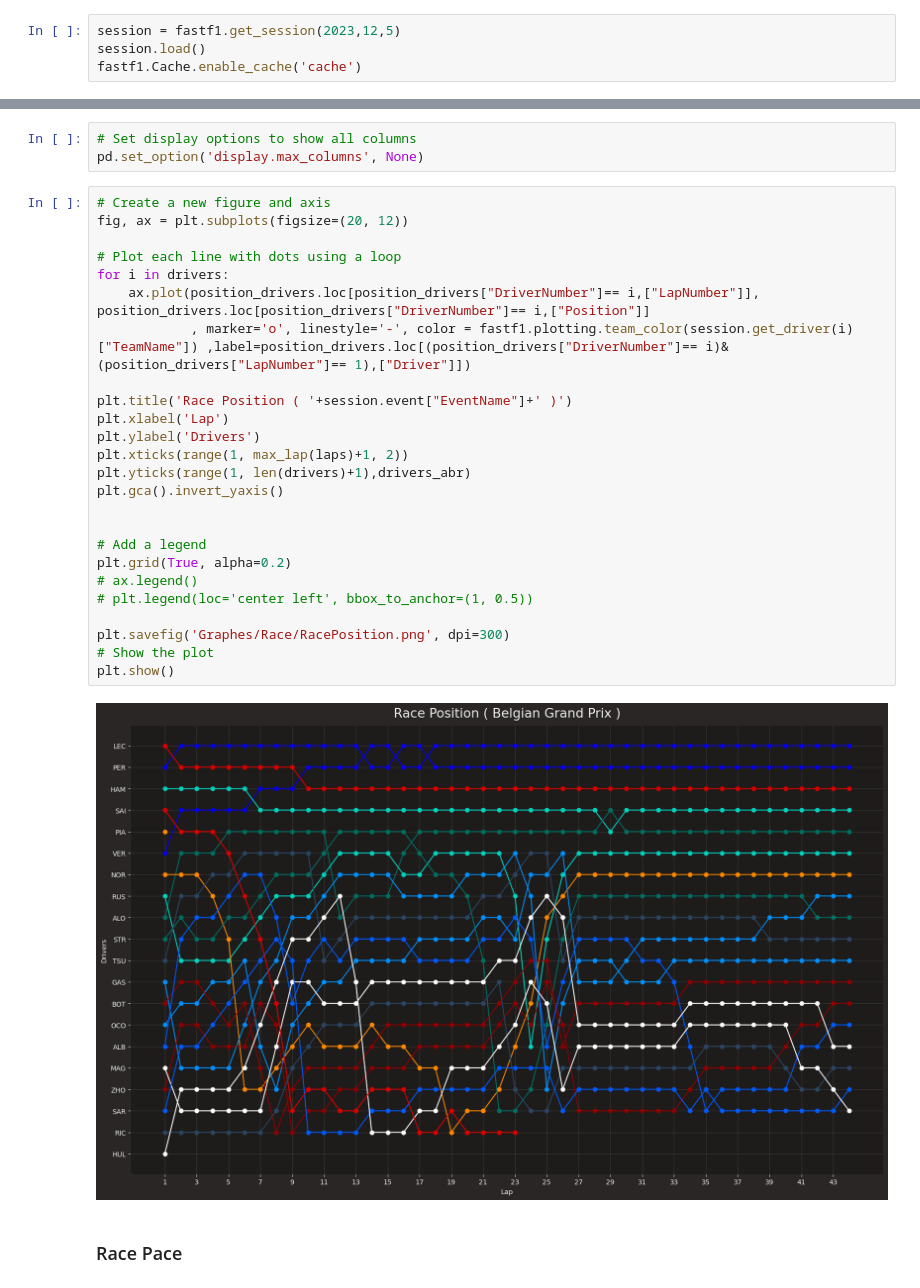
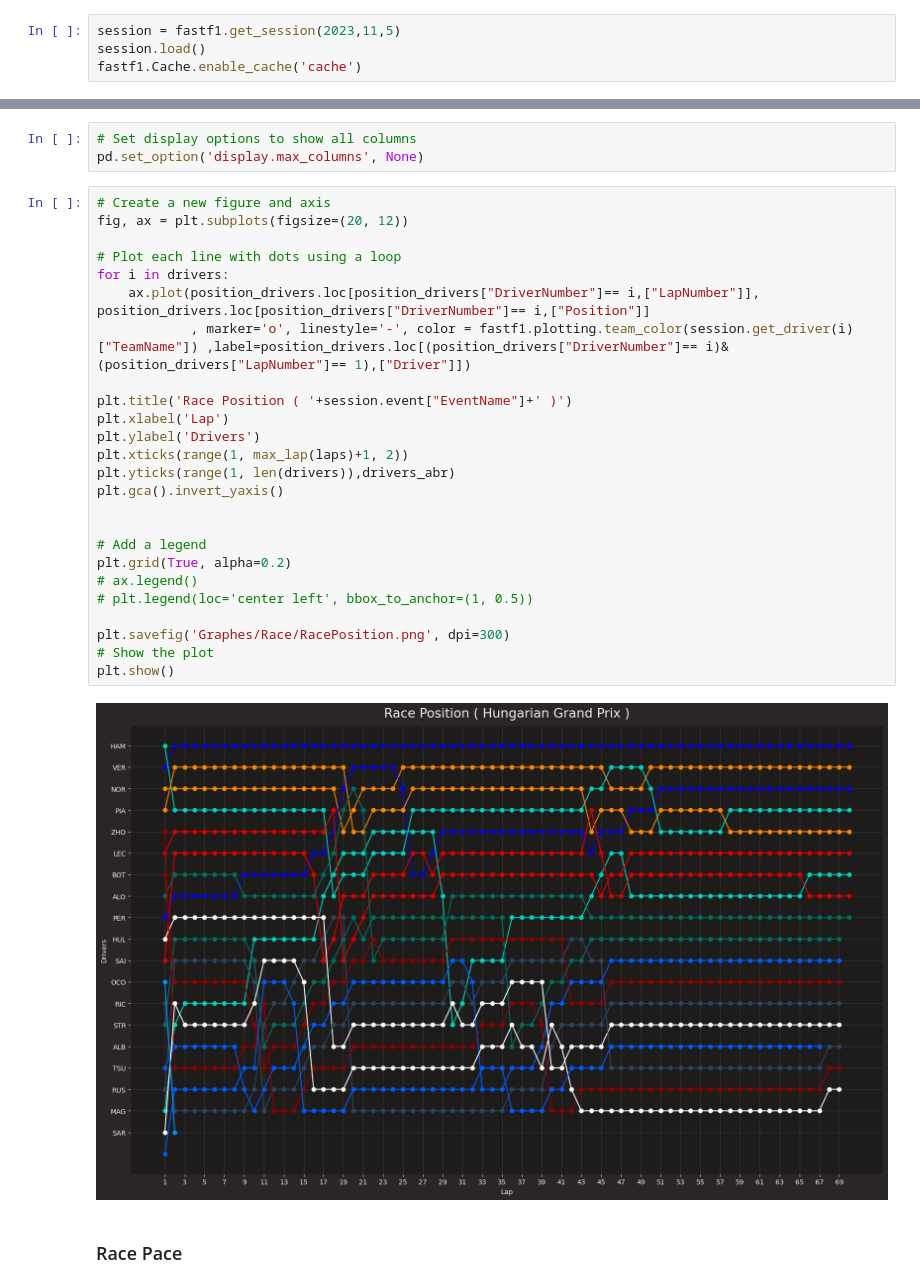
Before and after one commit to RACIM01/F1_Data_Analysing_RCM, a Jupyter notebook: Race.ipynb, the cells around one changed output, grey strips where cells are left out. Saved outputs shown, nothing was run; the diff lists cells and outputs as text.

```diff
--- a/Race.ipynb
+++ b/Race.ipynb
@@ -17,7 +17,7 @@ import matplotlib.ticker as ticker
 # enabling misc_mpl_mods will turn on minor grid lines that clutters the plot
 fastf1.plotting.setup_mpl(mpl_timedelta_support=False, misc_mpl_mods=False)
 # %%
-session = fastf1.get_session(2023,12,5)
+session = fastf1.get_session(2023,11,5)
 session.load()
 fastf1.Cache.enable_cache('cache')
 # %% [output]
@@ -313,30 +315,30 @@ pd.set_option('display.max_columns', None)
 # %%
 # Create a new figure and axis
 fig, ax = plt.subplots(figsize=(20, 12))
 
 # Plot each line with dots using a loop
 for i in drivers:
     ax.plot(position_drivers.loc[position_drivers["DriverNumber"]== i,["LapNumber"]], position_drivers.loc[position_drivers["DriverNumber"]== i,["Position"]]
             , marker='o', linestyle='-', color = fastf1.plotting.team_color(session.get_driver(i)["TeamName"]) ,label=position_drivers.loc[(position_drivers["DriverNumber"]== i)&(position_drivers["LapNumber"]== 1),["Driver"]])
 
 plt.title('Race Position ( '+session.event["EventName"]+' )')
 plt.xlabel('Lap')
 plt.ylabel('Drivers')
 plt.xticks(range(1, max_lap(laps)+1, 2))
-plt.yticks(range(1, len(drivers)+1),drivers_abr)
+plt.yticks(range(1, len(drivers)),drivers_abr)
 plt.gca().invert_yaxis()
 
 
 # Add a legend
 plt.grid(True, alpha=0.2)
 # ax.legend()
 # plt.legend(loc='center left', bbox_to_anchor=(1, 0.5))
 
 plt.savefig('Graphes/Race/RacePosition.png', dpi=300)
 # Show the plot
 plt.show()
 # %% [output]
-[figure, old version]
+[figure, new version]
 # %% [markdown]
 ### Race Pace
 # %%
```
Also changed, not shown: parts of 19 cells of this notebook, 31 other files.
